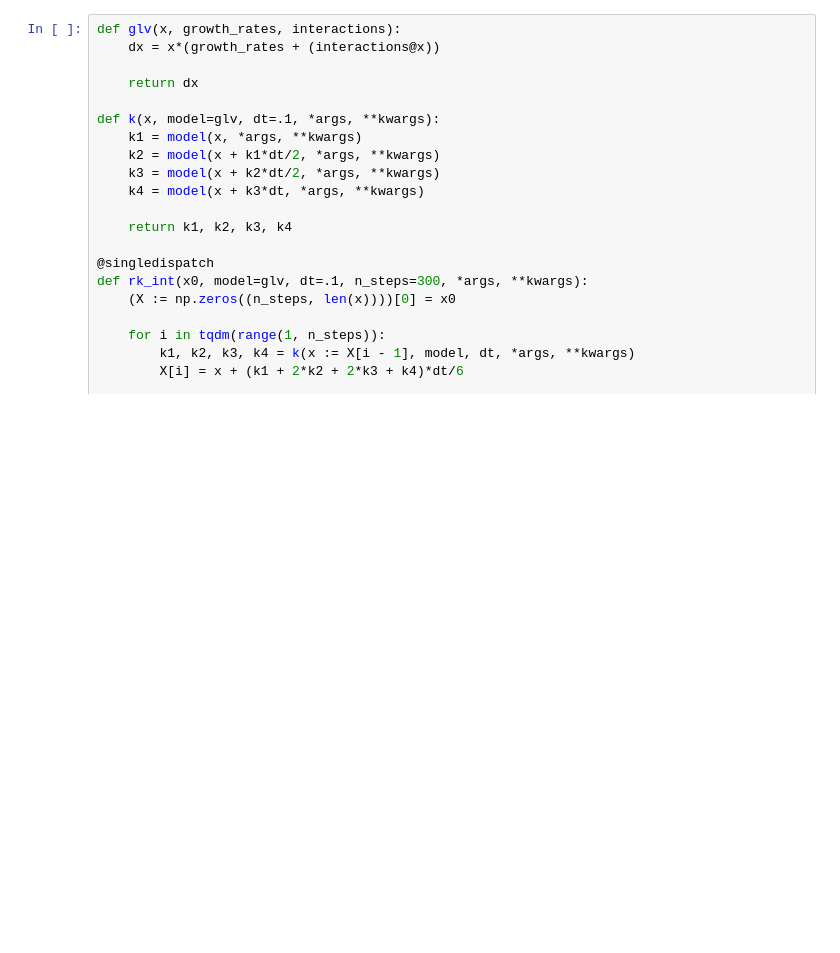
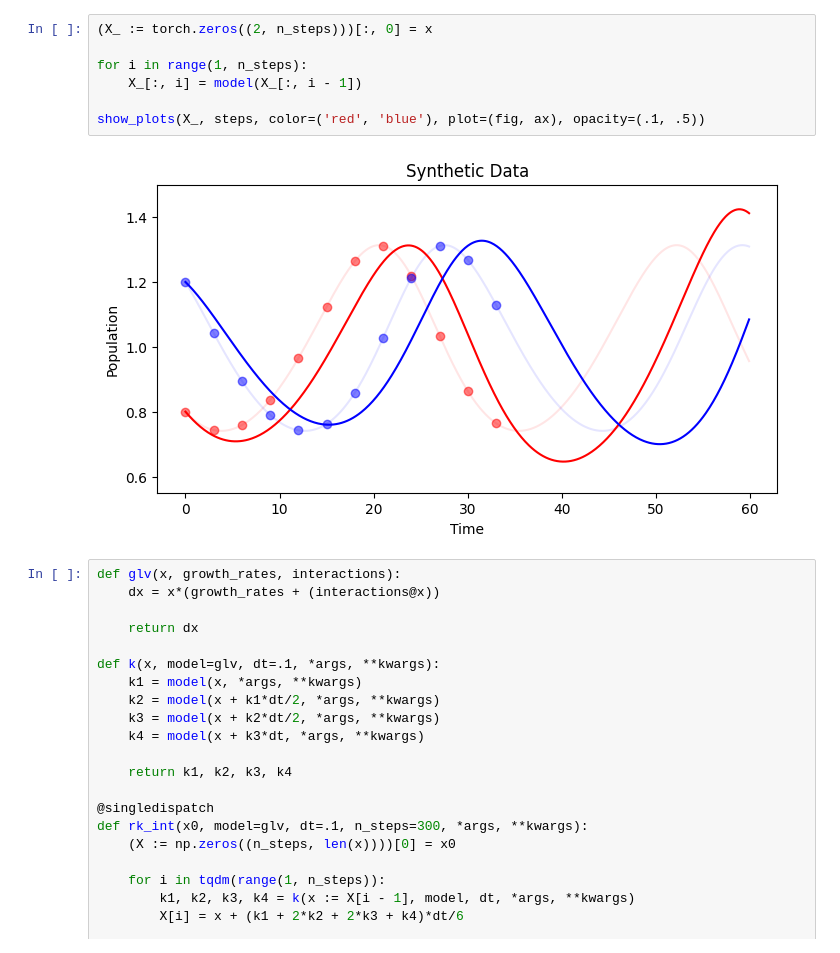
Before and after one commit to craigfouts/terrarium, a Jupyter notebook: notebooks/glvs.ipynb, the cells around one changed output. Drawn from its saved outputs; the diff is of its cells as text; blank space fills up the shorter version.

```diff
--- a/notebooks/glvs.ipynb
+++ b/notebooks/glvs.ipynb
@@ -15,3 +38,12 @@ from terrarium.utils.sugar import attrmethod, buildmethod
+# %%
+(X_ := torch.zeros((2, n_steps)))[:, 0] = x
+
+for i in range(1, n_steps):
+    X_[:, i] = model(X_[:, i - 1])
+
+show_plots(X_, steps, color=('red', 'blue'), plot=(fig, ax), opacity=(.1, .5))
+# %% [output]
+[figure, added]
 # %%
 def glv(x, growth_rates, interactions):
     dx = x*(growth_rates + (interactions@x))
```
Also changed, not shown: parts of 3 cells of this notebook, 4 other files.
